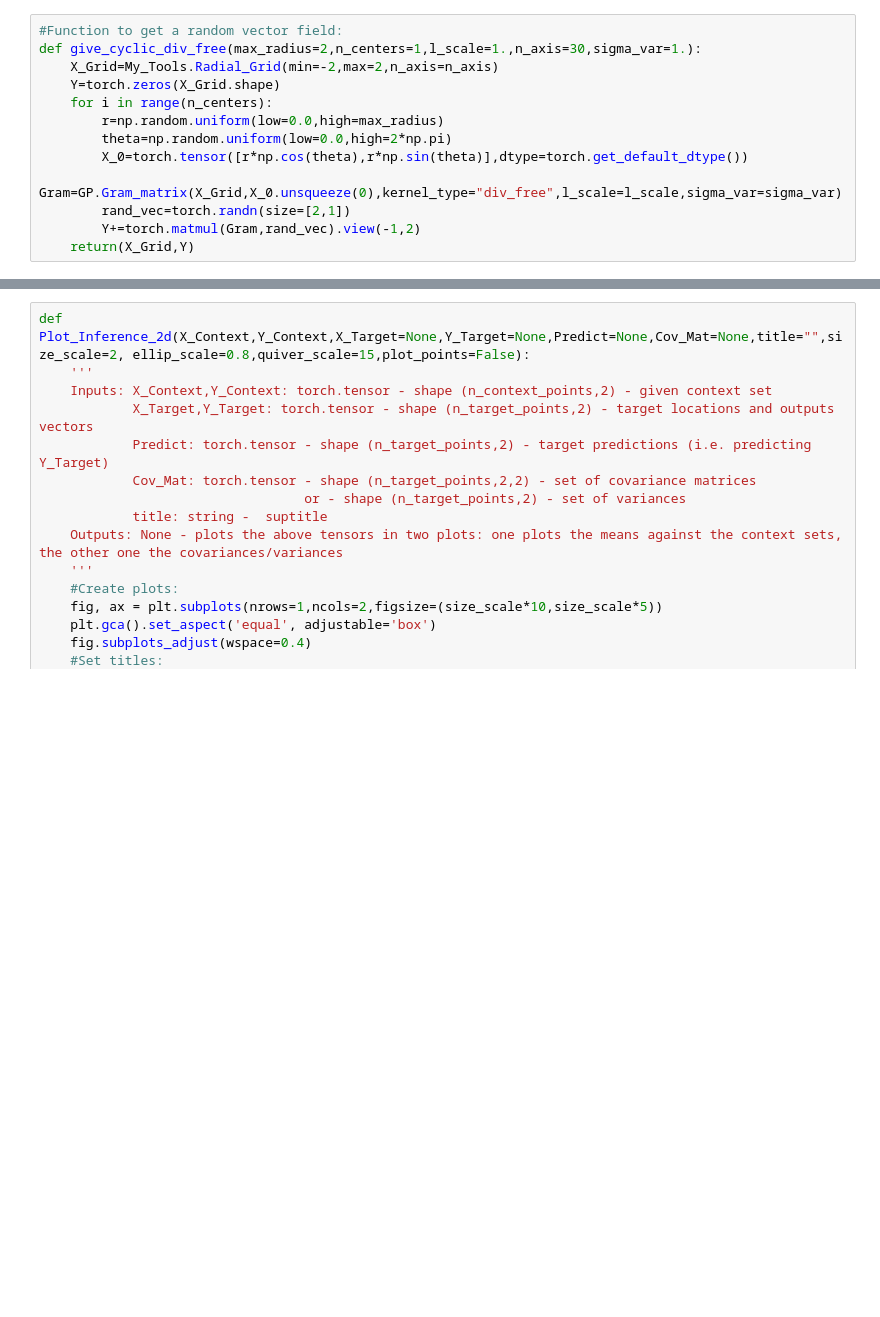
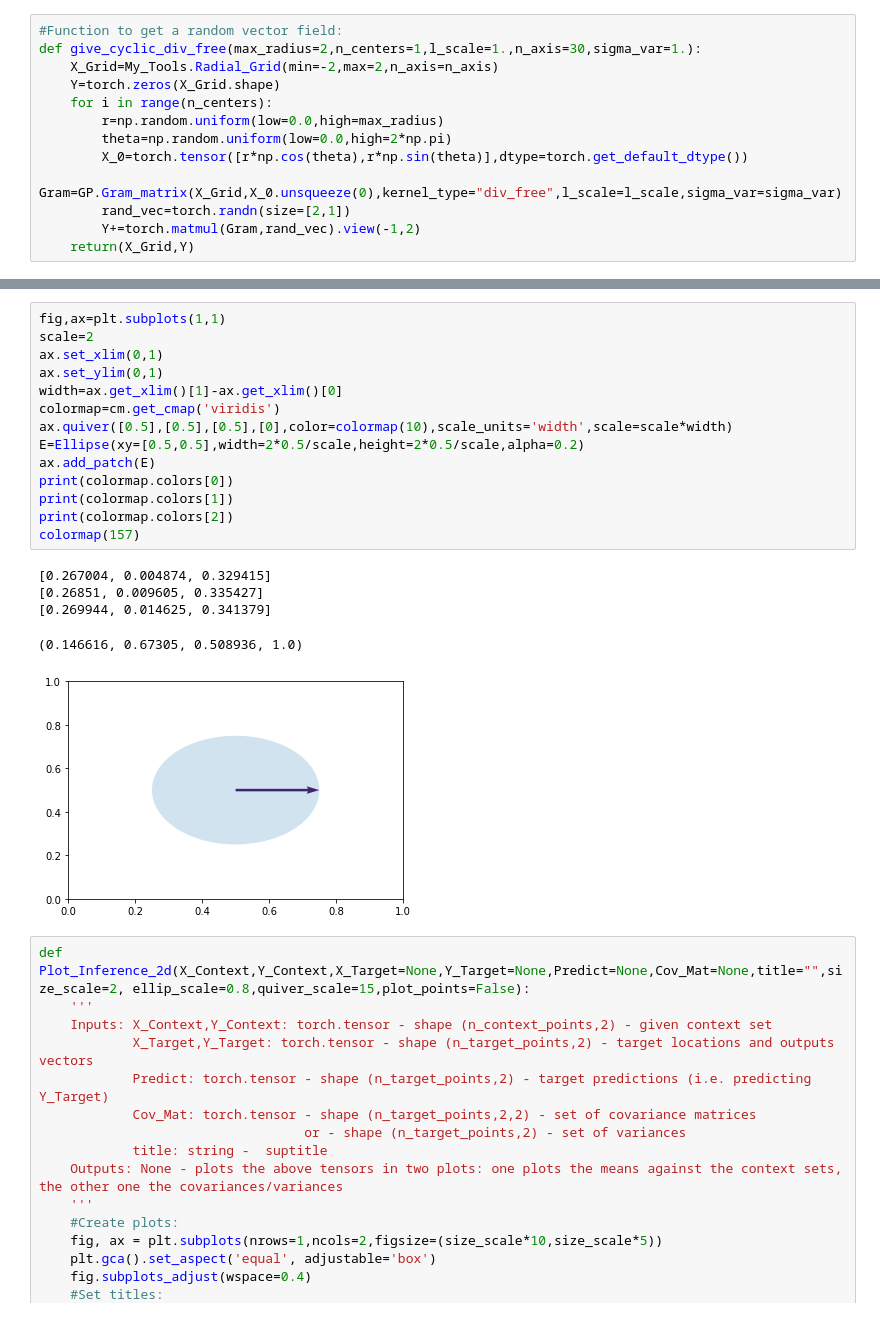
Before and after one commit to PeterHolderrieth/Steerable_CNPs, a Jupyter notebook: Evaluation/GP_div_free/Plot_Predictions.ipynb, the cells around one changed output, grey strips where cells are left out. Saved outputs shown, nothing was run; the diff lists cells and outputs as text; blank space fills up the shorter version.

```diff
--- a/Evaluation/GP_div_free/Plot_Predictions.ipynb
+++ b/Evaluation/GP_div_free/Plot_Predictions.ipynb
@@ -103,3 +192,23 @@ ax[2]=diff_VF(ax[1],X_Context=X_Context,X_Target=X_Target,Predict_1=Y_Target,Pre
+# %%
+fig,ax=plt.subplots(1,1)
+scale=2
+ax.set_xlim(0,1)
+ax.set_ylim(0,1)
+width=ax.get_xlim()[1]-ax.get_xlim()[0]
+colormap=cm.get_cmap('viridis')
+ax.quiver([0.5],[0.5],[0.5],[0],color=colormap(10),scale_units='width',scale=scale*width)
+E=Ellipse(xy=[0.5,0.5],width=2*0.5/scale,height=2*0.5/scale,alpha=0.2)
+ax.add_patch(E)
+print(colormap.colors[0])
+print(colormap.colors[1])
+print(colormap.colors[2])
+colormap(157)
+# %% [output]
+[0.267004, 0.004874, 0.329415]
+[0.26851, 0.009605, 0.335427]
+[0.269944, 0.014625, 0.341379]
+(0.146616, 0.67305, 0.508936, 1.0)
+[figure, added]
 # %%
 def Plot_Inference_2d(X_Context,Y_Context,X_Target=None,Y_Target=None,Predict=None,Cov_Mat=None,title="",size_scale=2, ellip_scale=0.8,quiver_scale=15,plot_points=False):
     '''
```
Also changed, not shown: parts of 4 cells of this notebook.
